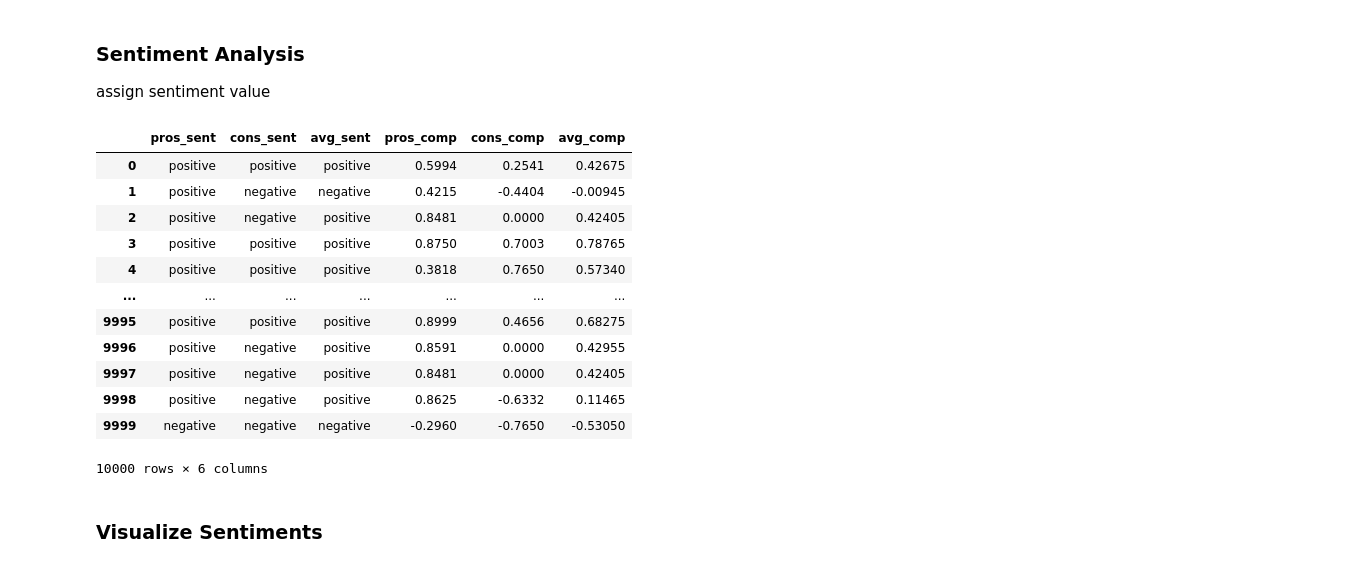
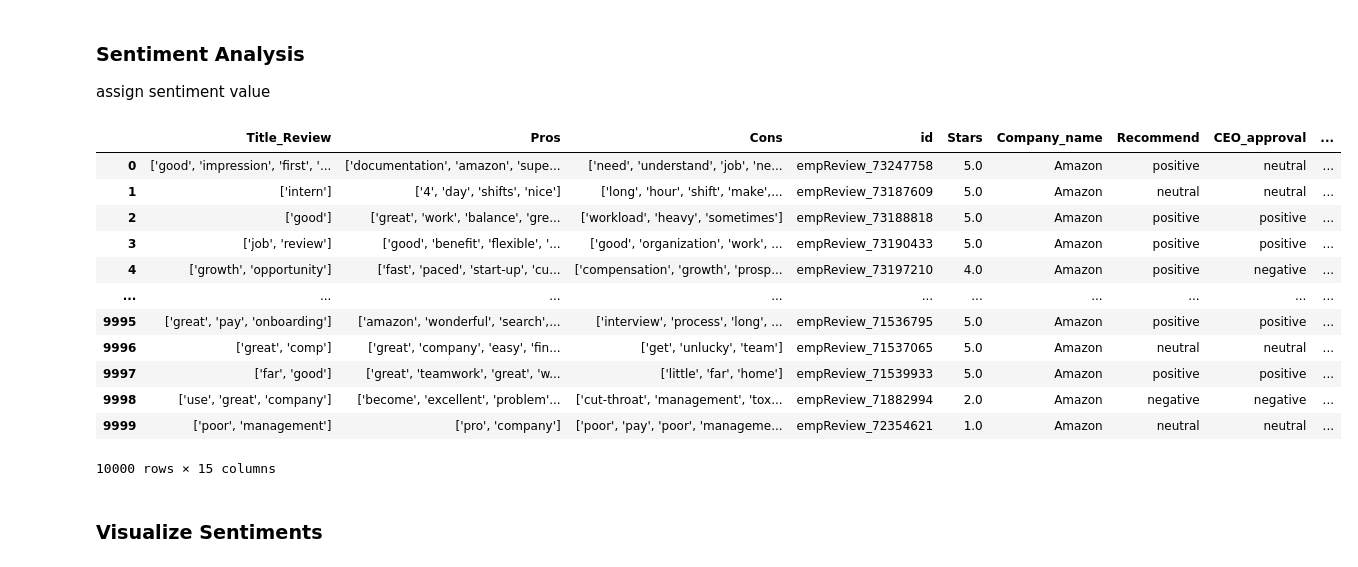
Before and after one commit to Konstantin-Volodin/McGill-INSY-669-GroupProject, a Jupyter notebook: scripts/Sentiment Analysis.ipynb, the cells around one changed output. Cells and saved outputs as stored; diff of their text form; code cells hidden in the pictures.

```diff
--- a/scripts/Sentiment Analysis.ipynb
+++ b/scripts/Sentiment Analysis.ipynb
@@ -76,35 +80,31 @@ sent_df['avg_comp'] = (sent_df['pros_comp'] + sent_df['cons_comp'])/2
 # %% [markdown]
 ### Sentiment Analysis
 assign sentiment value
-# %%
-sent_df[['pros_sent','cons_sent', 'avg_sent']] = 'neutral'
-
-sent_df['pros_sent'] = np.where(sent_df.pros_comp > 0.1, 'positive', sent_df.pros_sent)
-sent_df['pros_sent'] = np.where(sent_df.pros_comp < 0.1, 'negative', sent_df.pros_sent)
-
-sent_df['cons_sent'] = np.where(sent_df.cons_comp > 0.1, 'positive', sent_df.cons_sent)
-sent_df['cons_sent'] = np.where(sent_df.cons_comp < 0.1, 'negative', sent_df.cons_sent)
-
-sent_df['avg_sent'] = np.where(sent_df.avg_comp > 0.1, 'positive', sent_df.avg_sent)
-sent_df['avg_sent'] = np.where(sent_df.avg_comp < 0.1, 'negative', sent_df.avg_sent)
-
-sent_df[['pros_sent','cons_sent', 'avg_sent', 'pros_comp', 'cons_comp', 'avg_comp']]
-# %% [output]
-|  | pros_sent | cons_sent | avg_sent | pros_comp | cons_comp | avg_comp |
-| 0 | positive | positive | positive | 0.5994 | 0.2541 | 0.42675 |
-| 1 | positive | negative | negative | 0.4215 | -0.4404 | -0.00945 |
-| 2 | positive | negative | positive | 0.8481 | 0.0000 | 0.42405 |
-| 3 | positive | positive | positive | 0.8750 | 0.7003 | 0.78765 |
-| 4 | positive | positive | positive | 0.3818 | 0.7650 | 0.57340 |
-| ... | ... | ... | ... | ... | ... | ... |
-| 9995 | positive | positive | positive | 0.8999 | 0.4656 | 0.68275 |
-| 9996 | positive | negative | positive | 0.8591 | 0.0000 | 0.42955 |
-| 9997 | positive | negative | positive | 0.8481 | 0.0000 | 0.42405 |
-| 9998 | positive | negative | positive | 0.8625 | -0.6332 | 0.11465 |
-| 9999 | negative | negative | negative | -0.2960 | -0.7650 | -0.53050 |
-10000 rows × 6 columns
+# %%
+sent_df[['avg_sent']] = 'neutral'
+sent_df['avg_sent'] = np.where(sent_df.avg_comp > 0.1, 'positive', sent_df.avg_sent)
+# sent_df['avg_sent'] = np.where(sent_df.avg_comp > 0.5, 'very positive', sent_df.avg_sent)
+sent_df['avg_sent'] = np.where(sent_df.avg_comp < -0.1, 'negative', sent_df.avg_sent)
+# sent_df['avg_sent'] = np.where(sent_df.avg_comp < -0.5, 'very negative', sent_df.avg_sent)
+
+sent_df = sent_df[['avg_sent','avg_comp']]
 # %%
 amzn = pd.concat([amzn, sent_df], axis=1)
 amzn.to_csv(f'data/Amazon/Amazon_comments_sentiment.csv', index=False)
+amzn
+# %% [output]
+|  | Title_Review | Pros | Cons | id | Stars | Company_name | Recommend | CEO_approval | ... |
+| 0 | ['good', 'impression', 'first', '... | ['documentation', 'amazon', 'supe... | ['need', 'understand', 'job', 'ne... | empReview_73247758 | 5.0 | Amazon | positive | neutral | ... |
+| 1 | ['intern'] | ['4', 'day', 'shifts', 'nice'] | ['long', 'hour', 'shift', 'make',... | empReview_73187609 | 5.0 | Amazon | neutral | neutral | ... |
+| 2 | ['good'] | ['great', 'work', 'balance', 'gre... | ['workload', 'heavy', 'sometimes'] | empReview_73188818 | 5.0 | Amazon | positive | positive | ... |
+| 3 | ['job', 'review'] | ['good', 'benefit', 'flexible', '... | ['good', 'organization', 'work', ... | empReview_73190433 | 5.0 | Amazon | positive | positive | ... |
+| 4 | ['growth', 'opportunity'] | ['fast', 'paced', 'start-up', 'cu... | ['compensation', 'growth', 'prosp... | empReview_73197210 | 4.0 | Amazon | positive | negative | ... |
+| ... | ... | ... | ... | ... | ... | ... | ... | ... | ... |
+| 9995 | ['great', 'pay', 'onboarding'] | ['amazon', 'wonderful', 'search',... | ['interview', 'process', 'long', ... | empReview_71536795 | 5.0 | Amazon | positive | positive | ... |
+| 9996 | ['great', 'comp'] | ['great', 'company', 'easy', 'fin... | ['get', 'unlucky', 'team'] | empReview_71537065 | 5.0 | Amazon | neutral | neutral | ... |
+| 9997 | ['far', 'good'] | ['great', 'teamwork', 'great', 'w... | ['little', 'far', 'home'] | empReview_71539933 | 5.0 | Amazon | positive | positive | ... |
+| 9998 | ['use', 'great', 'company'] | ['become', 'excellent', 'problem'... | ['cut-throat', 'management', 'tox... | empReview_71882994 | 2.0 | Amazon | negative | negative | ... |
+| 9999 | ['poor', 'management'] | ['pro', 'company'] | ['poor', 'pay', 'poor', 'manageme... | empReview_72354621 | 1.0 | Amazon | neutral | neutral | ... |
+10000 rows × 15 columns
 # %% [markdown]
 ### Visualize Sentiments
```
Also changed, not shown: parts of 3 cells of this notebook, 2 other files.
